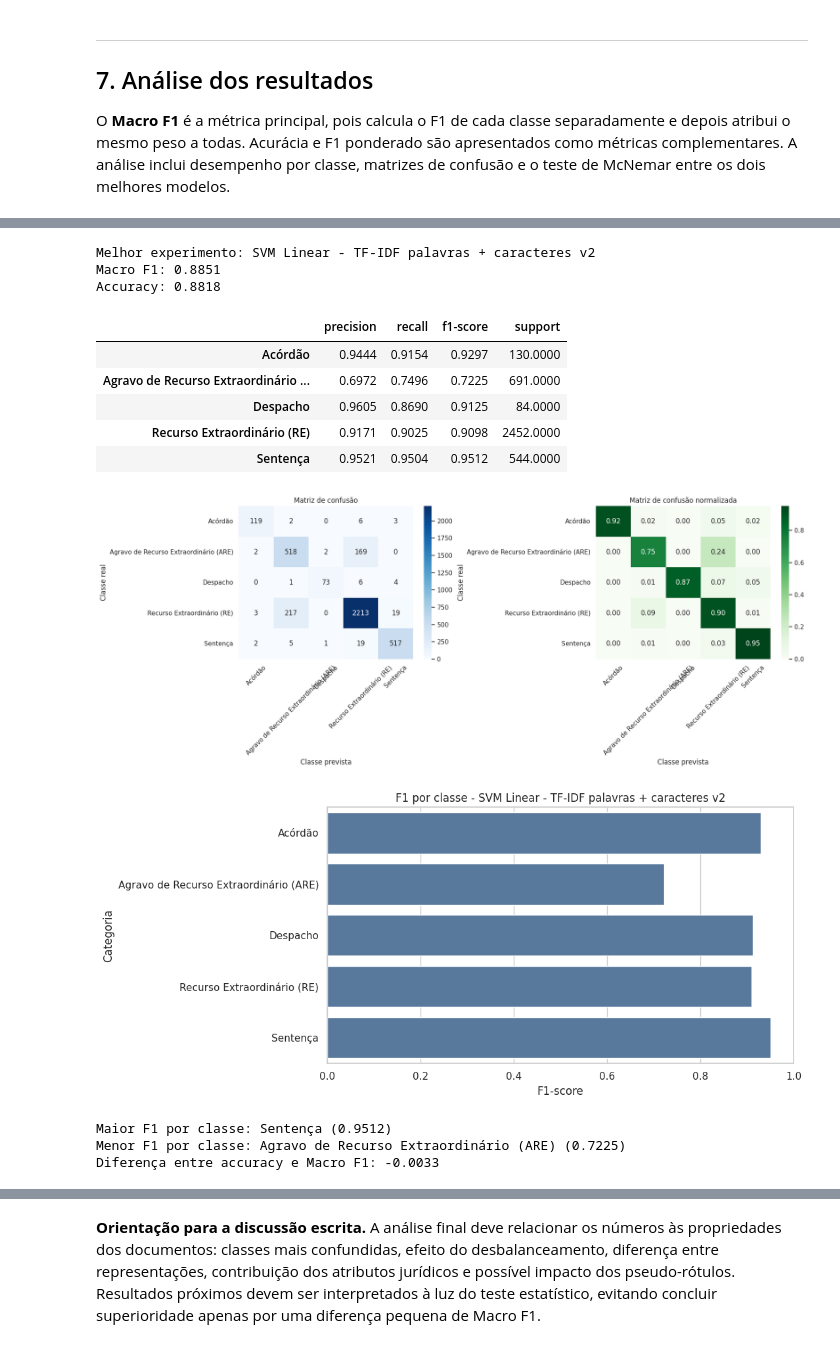
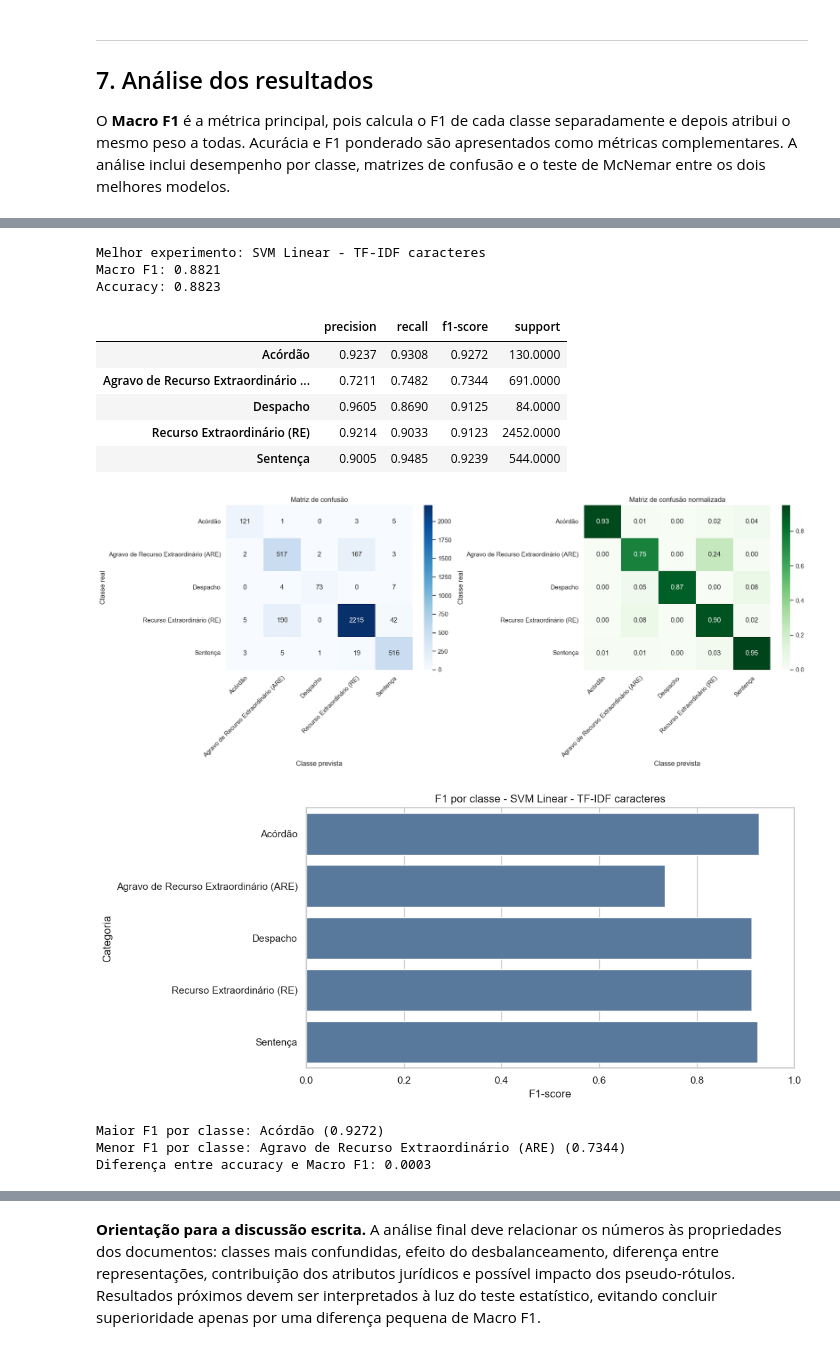
Before and after one commit to anneSS1/Projeto_PLN, a Jupyter notebook: main.ipynb, the cells around one changed output, grey strips where cells are left out. Cells and saved outputs as stored; diff of their text form; code cells hidden in the pictures.

```diff
--- a/main.ipynb
+++ b/main.ipynb
@@ -485,7 +485,7 @@ def normalizar_texto(
 # (ex.: "recorrente"/"recorrentes", "provido"/"provida"/"providos") para a
 # mesma forma canônica, o que tende a melhorar a generalização dos modelos
 # baseados em representações esparsas (BoW/TF-IDF).
-LEMATIZAR = True  # defina False para usar apenas normalizar_texto (sem lematização)
+LEMATIZAR = False  # defina False para usar apenas normalizar_texto (sem lematização)
 
 if LEMATIZAR:
     import spacy
@@ -2208,15 +2198,15 @@ metricas_classes = (
 )
 display(metricas_classes.style.format("{:.4f}"))
 # %% [output]
-Melhor experimento: SVM Linear - TF-IDF palavras + caracteres v2
-Macro F1: 0.8851
-Accuracy: 0.8818
+Melhor experimento: SVM Linear - TF-IDF caracteres
+Macro F1: 0.8821
+Accuracy: 0.8823
 |  | precision | recall | f1-score | support |
-| Acórdão | 0.9444 | 0.9154 | 0.9297 | 130.0000 |
-| Agravo de Recurso Extraordinário ... | 0.6972 | 0.7496 | 0.7225 | 691.0000 |
+| Acórdão | 0.9237 | 0.9308 | 0.9272 | 130.0000 |
+| Agravo de Recurso Extraordinário ... | 0.7211 | 0.7482 | 0.7344 | 691.0000 |
 | Despacho | 0.9605 | 0.8690 | 0.9125 | 84.0000 |
-| Recurso Extraordinário (RE) | 0.9171 | 0.9025 | 0.9098 | 2452.0000 |
-| Sentença | 0.9521 | 0.9504 | 0.9512 | 544.0000 |
+| Recurso Extraordinário (RE) | 0.9214 | 0.9033 | 0.9123 | 2452.0000 |
+| Sentença | 0.9005 | 0.9485 | 0.9239 | 544.0000 |
 # %%
 # 7.4 Matrizes de confusão absoluta e normalizada
 matriz_absoluta = confusion_matrix(
@@ -2237,35 +2227,35 @@ sns.heatmap(
     annot=True,
     fmt="d",
     cmap="Blues",
     xticklabels=nomes_classes,
     yticklabels=nomes_classes,
     ax=axes[0],
 )
 axes[0].set_title("Matriz de confusão")
 axes[0].set_xlabel("Classe prevista")
 axes[0].set_ylabel("Classe real")
 
 sns.heatmap(
     matriz_normalizada,
     annot=True,
     fmt=".2f",
     cmap="Greens",
     xticklabels=nomes_classes,
     yticklabels=nomes_classes,
     ax=axes[1],
 )
 axes[1].set_title("Matriz de confusão normalizada")
 axes[1].set_xlabel("Classe prevista")
 axes[1].set_ylabel("Classe real")
 
 for ax in axes:
-    ax.tick_params(axis="x", rotation=45)
+    ax.set_xticklabels(ax.get_xticklabels(), rotation=45, ha="right", rotation_mode="anchor")
     ax.tick_params(axis="y", rotation=0)
 
 plt.tight_layout()
 plt.show()
 # %% [output]
-[figure, old version]
+[figure, new version]
 # %%
 # 7.5 F1 por classe e interpretação inicial
 metricas_plot = (
@@ -2303,10 +2293,10 @@ if diferenca > 0.05:
         "a matriz de confusão deve orientar a discussão dos erros."
     )
 # %% [output]
-[figure, old version]
+[figure, new version]
-Maior F1 por classe: Sentença (0.9512)
-Menor F1 por classe: Agravo de Recurso Extraordinário (ARE) (0.7225)
-Diferença entre accuracy e Macro F1: -0.0033
+Maior F1 por classe: Acórdão (0.9272)
+Menor F1 por classe: Agravo de Recurso Extraordinário (ARE) (0.7344)
+Diferença entre accuracy e Macro F1: 0.0003
 # %%
 # 7.6 Teste de McNemar entre os dois melhores experimentos
 import scipy.stats as stats
```
Also changed, not shown: parts of 21 cells of this notebook, 3 other files.
